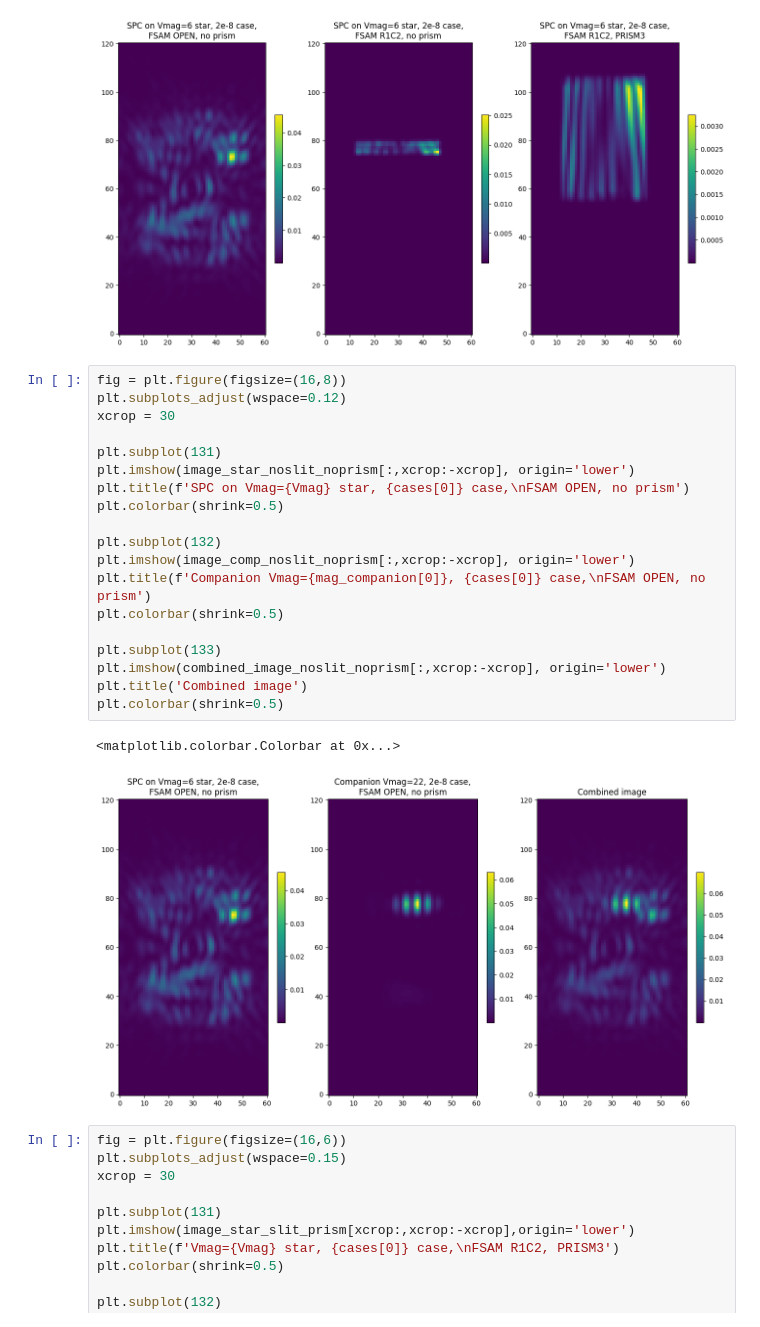
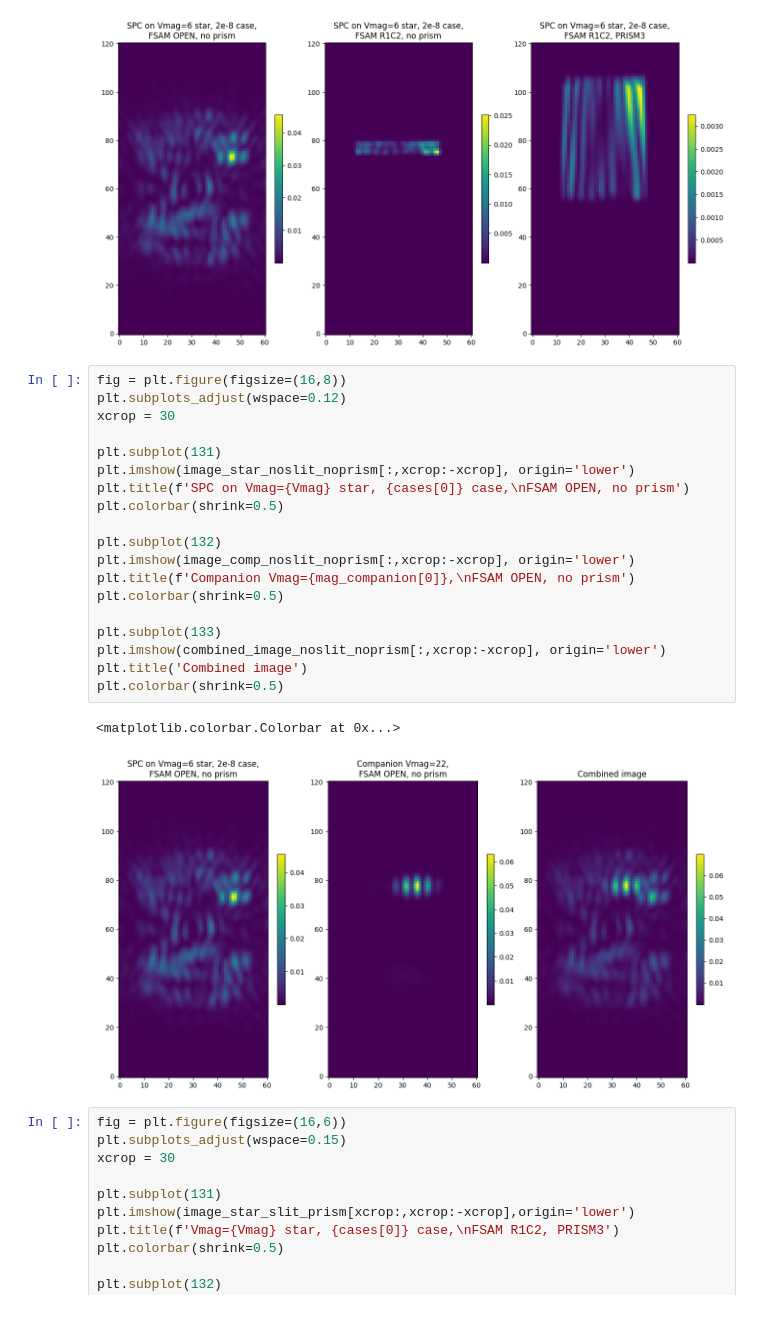
Before and after one commit to roman-corgi/corgisim, a Jupyter notebook: examples/spec_slit_prism_demo.ipynb, the cells around one changed output. Saved outputs shown, nothing was run; the diff lists cells and outputs as text.

Commit message:
edits to plot labels

```diff
--- a/examples/spec_slit_prism_demo.ipynb
+++ b/examples/spec_slit_prism_demo.ipynb
@@ -287,25 +287,25 @@ plt.colorbar(shrink=0.5)
 # %%
 fig = plt.figure(figsize=(16,8))
 plt.subplots_adjust(wspace=0.12)
 xcrop = 30
 
 plt.subplot(131)
 plt.imshow(image_star_noslit_noprism[:,xcrop:-xcrop], origin='lower')
 plt.title(f'SPC on Vmag={Vmag} star, {cases[0]} case,\nFSAM OPEN, no prism')
 plt.colorbar(shrink=0.5)
 
 plt.subplot(132)
 plt.imshow(image_comp_noslit_noprism[:,xcrop:-xcrop], origin='lower')
-plt.title(f'Companion Vmag={mag_companion[0]}, {cases[0]} case,\nFSAM OPEN, no prism')
+plt.title(f'Companion Vmag={mag_companion[0]},\nFSAM OPEN, no prism')
 plt.colorbar(shrink=0.5)
 
 plt.subplot(133)
 plt.imshow(combined_image_noslit_noprism[:,xcrop:-xcrop], origin='lower')
 plt.title('Combined image')
 plt.colorbar(shrink=0.5)
 # %% [output]
 <matplotlib.colorbar.Colorbar at 0x...>
-[figure, old version]
+[figure, new version]
 # %%
 fig = plt.figure(figsize=(16,6))
 plt.subplots_adjust(wspace=0.15)
```
